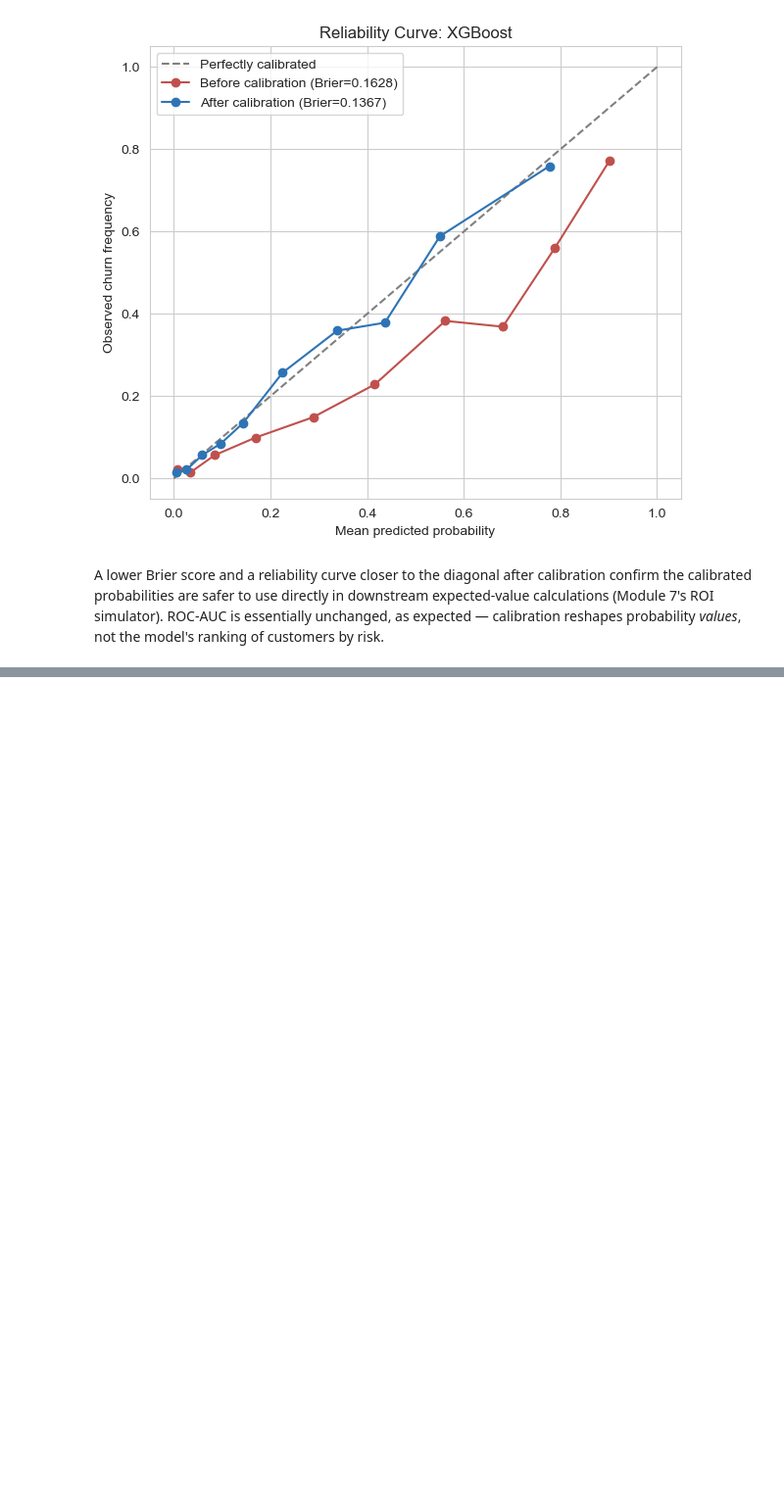
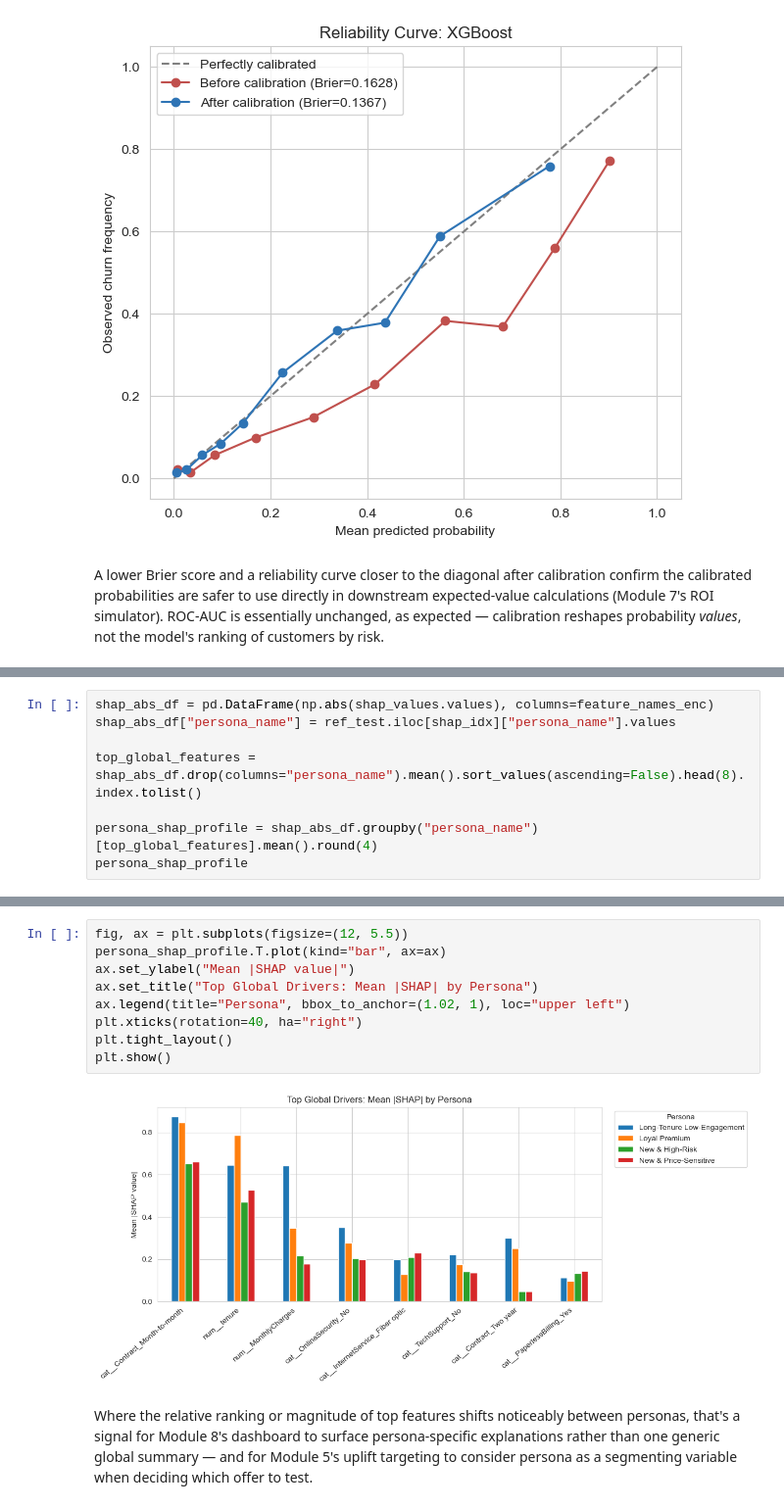
Before and after one commit to danielowuor/Customer-Retention-Intelligence-System, a Jupyter notebook: notebooks/03_classification_benchmarking.ipynb, the cells around one changed output, grey strips where cells are left out. Shown at 98% size. Cells and saved outputs as stored; diff of their text form; blank space fills up the shorter version.

```diff
--- a/notebooks/03_classification_benchmarking.ipynb
+++ b/notebooks/03_classification_benchmarking.ipynb
@@ -316,0 +395,8 @@ A lower Brier score and a reliability curve closer to the diagonal after calibra
+# %%
+shap_abs_df = pd.DataFrame(np.abs(shap_values.values), columns=feature_names_enc)
+shap_abs_df["persona_name"] = ref_test.iloc[shap_idx]["persona_name"].values
+
+top_global_features = shap_abs_df.drop(columns="persona_name").mean().sort_values(ascending=False).head(8).index.tolist()
+
+persona_shap_profile = shap_abs_df.groupby("persona_name")[top_global_features].mean().round(4)
+persona_shap_profile
@@ -316,0 +410,13 @@ A lower Brier score and a reliability curve closer to the diagonal after calibra
+# %%
+fig, ax = plt.subplots(figsize=(12, 5.5))
+persona_shap_profile.T.plot(kind="bar", ax=ax)
+ax.set_ylabel("Mean |SHAP value|")
+ax.set_title("Top Global Drivers: Mean |SHAP| by Persona")
+ax.legend(title="Persona", bbox_to_anchor=(1.02, 1), loc="upper left")
+plt.xticks(rotation=40, ha="right")
+plt.tight_layout()
+plt.show()
+# %% [output]
+[figure, added]
+# %% [markdown]
+Where the relative ranking or magnitude of top features shifts noticeably between personas, that's a signal for Module 8's dashboard to surface persona-specific explanations rather than one generic global summary — and for Module 5's uplift targeting to consider persona as a segmenting variable when deciding which offer to test.
```
Also changed, not shown: parts of 15 cells of this notebook.
